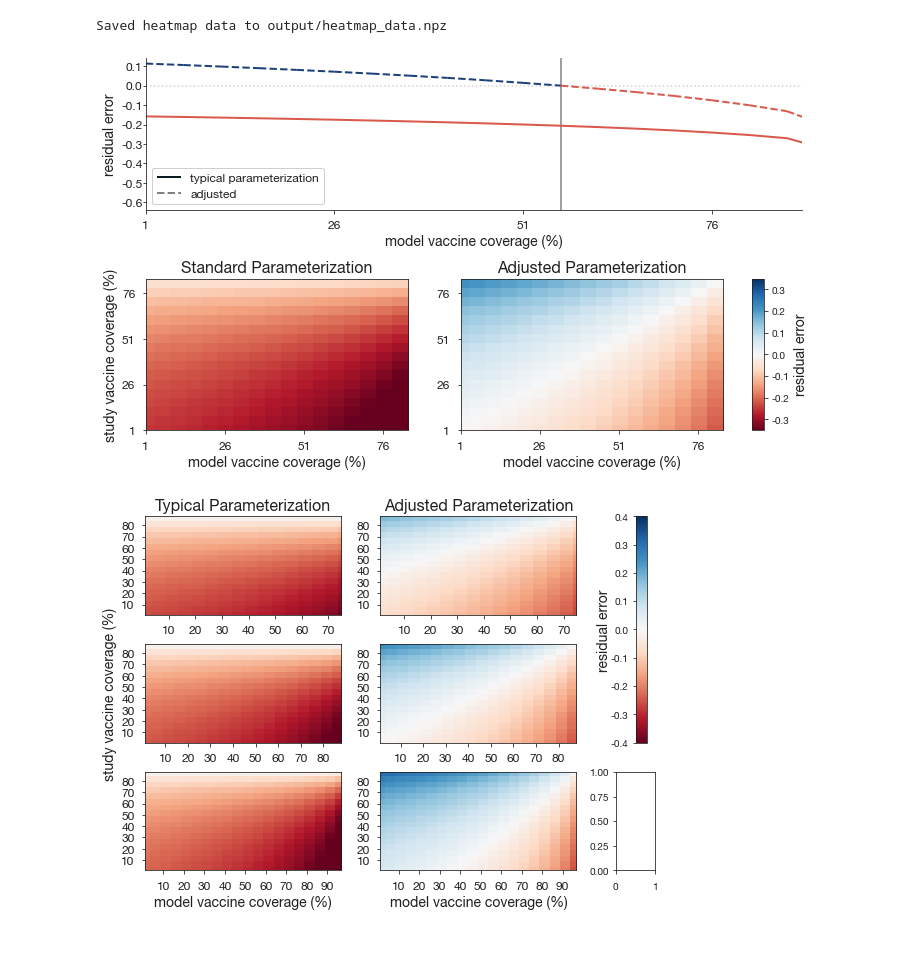
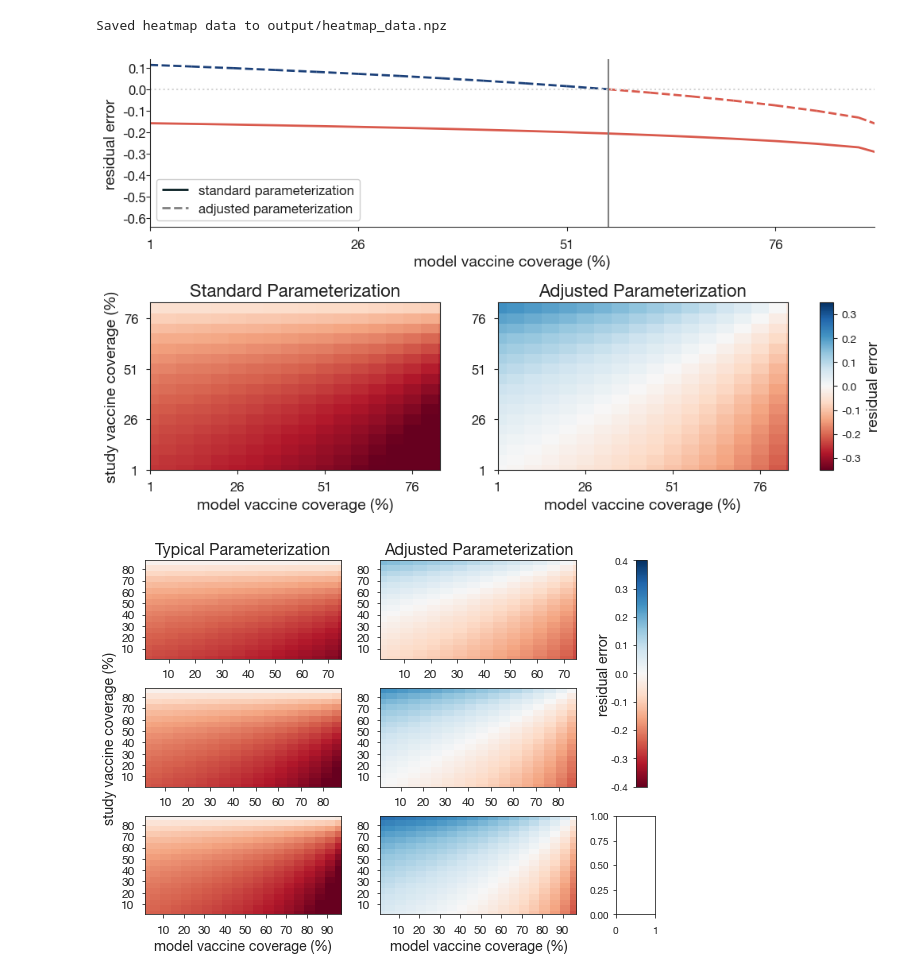
Before and after one commit to CaseyMiddleton/ModelingVE, a Jupyter notebook: generate_figures.ipynb, the cells around one changed output. Saved outputs shown, nothing was run; the diff lists cells and outputs as text; code cells hidden in the pictures; blank space fills up the shorter version.

```diff
--- a/generate_figures.ipynb
+++ b/generate_figures.ipynb
@@ -40,12 +40,6 @@ VEmod = r"$VE_{modeled,R}$"
 LABEL_SIZE_LARGE = LABEL_SIZE*1.3
 # %% [markdown]
 ## Fig 1
-# %%
-def get_cumulative_infected_heterogeneous(res):
-    return np.sum(res["VR"],axis=0) + res["R"]
-
-def get_vax_infected_heterogeneous(res):
-    return np.sum(res["VI"],axis=0)
 # %%
 # Plotting constants
 t_max_plot = 130
@@ -108,7 +102,8 @@ for ax_lab in subplot_labs:
     if ax_lab != "D":
         ax.set_xticklabels([])
 axes["B"].set_ylabel("density")
-axes["D"].set_xlabel(r"vaccine effect ($\alpha_i$)")
+axes["D"].set_xlabel(r"""individual-level
+hazard reduction ($\alpha_i$)""")
 
 
 # ------------------------------------------------------------------------
@@ -188,7 +183,7 @@ ax.plot(res['t'],VI_total/(vax_prop*N)*100,c="gray",linestyle="dashed",zorder=1,
 ax.set_xlim([0,t_max_plot]); ax.set_ylim([0,inf_max])
 ax.legend(fontsize=LEGEND_SIZE)
 ax.set_xticklabels([])
-ax.set_ylabel("precent infected (%)")
+ax.set_ylabel("percent infected (%)")
 finalize(ax)
 
 # Panel F: time-varying VE estimate ----------------------------------
@@ -200,7 +195,7 @@ print("Leaky model final VE = ",VE_observed[-1])
 ax.plot(res["t"],VE_observed,c=leaky_color,linewidth=lw)
 
 ax.plot([0,210],[VE,VE],c="gray",linestyle="dotted",alpha=0.8,linewidth=lw)
-ax.text(1,VE-.007,"vaccine effect\nparameter",c="gray",horizontalalignment='left',verticalalignment='top')
+# ax.text(1,VE-.007,"vaccine effect\nparameter",c="gray",horizontalalignment='left',verticalalignment='top')
 
 ax.set_xlim([0,t_max_plot]); ax.set_ylim([VE_min,VE_max])
 ax.set_xlabel("time (days)"); ax.set_ylabel(VEmod)
@@ -775,7 +770,7 @@ fig,axes=plt.subplot_mosaic(mosaic=figure_mosaic,figsize=(10,6))
 # plot single study vax coverage scenario
 ax=axes["A"]; c_blue="#1B4079"
 jj=np.argmin(np.abs(vax_fracs-0.56)); HIT=get_herd_immunity_threshold(R0,0.7)
-ax.plot(vax_fracs,bg_u[jj,:],c=c_orange,linestyle='-',linewidth=2,label="typical parameterization")
+ax.plot(vax_fracs,bg_u[jj,:],c=c_orange,linestyle='-',linewidth=2)
 
 x=vax_fracs; y=bg_c[jj,:]
 for i in range(len(x)-1):
@@ -795,40 +790,40 @@ ax.set_xlim([.01,HIT]); ax.set_ylim([-0.64,.14]); ax.set_ylabel("residual error"
 finalize(ax);
 ax.tick_params(axis='y',which='major',pad=-.25)
 
-ax.legend(handles=[Line2D([0],[0],color=almost_black,linestyle='-',linewidth=2,label="typical parameterization"),
-                   Line2D([0],[0],color="gray",linestyle='dashed',linewidth=2,label="adjusted")],
+ax.legend(handles=[Line2D([0],[0],color=almost_black,linestyle='-',linewidth=2,label="standard parameterization"),
+                   Line2D([0],[0],color="gray",linestyle='dashed',linewidth=2,label="adjusted parameterization")],
           framealpha=0.95,loc="lower left", fontsize=LEGEND_SIZE)
 ax.set_xlabel("model vaccine coverage (%)")
 
 # plot heatmaps across all vaccine coverage scenarios
 cmap="RdBu"; vmin=-0.35; vmax=0.35
 cmap_obj=plt.get_cmap(cmap).copy(); cmap_obj.set_bad(color="w")
 
 # standard parameterization
 ax=axes["B"]
 im=ax.imshow(bg_u,aspect='auto',origin='lower',extent=create_extent(bg_u,centers),
              vmin=vmin,vmax=vmax,cmap=cmap_obj,interpolation="nearest")
 
 ax.set_xlabel("model vaccine coverage (%)"); ax.set_ylabel("study vaccine coverage (%)")
 ax.set_xticks(ticks); ax.set_xticklabels(ticklabs); ax.set_yticks(ticks); ax.set_yticklabels(ticklabs)
 ax.set_xlim([0.01,HIT-0.04]); ax.set_ylim([0.01,HIT-0.04])
 ax.set_title("Standard Parameterization",size=LABEL_SIZE+2); finalize_keep_frame(ax)
 
 # adjusted parameterization
 ax=axes["C"]
 im=ax.imshow(bg_c,aspect='auto',origin='lower',extent=create_extent(bg_c,centers),
              vmin=vmin,vmax=vmax,cmap=cmap_obj,interpolation="nearest")
 ax.set_xlabel("model vaccine coverage (%)")
 ax.set_xticks(ticks); ax.set_xticklabels(ticklabs); ax.set_yticks(ticks); ax.set_yticklabels(ticklabs)
 ax.set_xlim([0.01,HIT-0.04]); ax.set_ylim([0.01,HIT-0.04])
 ax.set_title("Adjusted Parameterization",size=LABEL_SIZE+2); finalize_keep_frame(ax)
 
 cbar=plt.colorbar(im,ax=axes["L"],orientation="vertical",location="right",fraction=1.9,aspect=12)
 cbar.set_label("residual error",size=LABEL_SIZE,labelpad=5); remove_ax(axes["L"])
 plt.tight_layout(); fig.subplots_adjust(wspace=2,hspace=0.45)
 plt.savefig("figs/raw/correction_accuracy.jpg",dpi=300,bbox_inches='tight'); plt.show()
 # %% [output]
-[figure, old version]
+[figure, new version]
 # %%
 data=np.load("output/heatmap_data.npz")
 R0_vals=data["R0_vals"]; vax_fracs=data["vax_fracs"]
```
Also changed, not shown: parts of 5 cells of this notebook, 7 other files.
